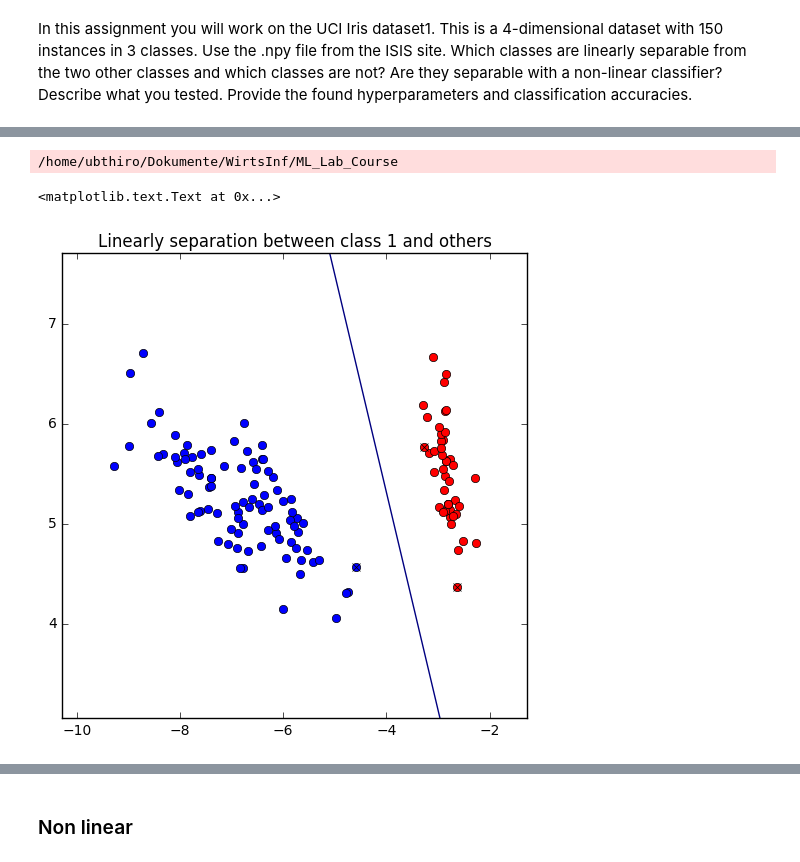
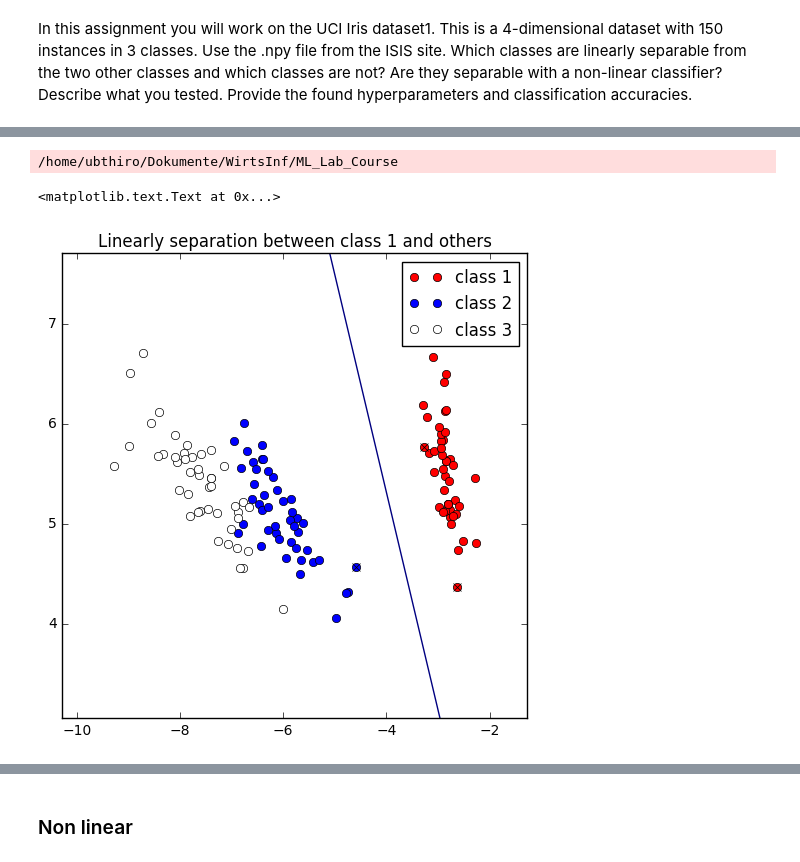
Before and after one commit to hirogit1002/ML_lab, a Jupyter notebook: 04/assign4.ipynb, the cells around one changed output, grey strips where cells are left out. Saved outputs shown, nothing was run; the diff lists cells and outputs as text; code cells hidden in the pictures.

```diff
--- a/04/assign4.ipynb
+++ b/04/assign4.ipynb
@@ -256,11 +256,13 @@ class PCA():
         Y = Y + np.mean(X,axis=1).reshape(len(Y),1)
         return Y.T
 # %%
-def plot_svm_2d(X, y, model):
+def plot_svm_2d_kai(X, y,Y, model):
     n=len(X)
     plt.figure(figsize = (6, 6))
-    plt.plot(X[y ==  1,0], X[y ==  1,1], 'ro')
-    plt.plot(X[y == -1,0], X[y == -1,1], 'bo')
+    plt.plot(X[Y ==  1,0], X[Y ==  1,1], 'ro',label='class 1')
+    plt.plot(X[Y == 2,0], X[Y == 2,1], 'bo',label='class 2')
+    plt.plot(X[Y == 3,0], X[Y == 3,1], 'wo',label='class 3')
+    plt.legend(loc="upper right")
     plt.plot(model.SV[:,0],model.SV[:,1],'kx')
     a = np.linspace(np.min(X[:,0])-1, np.max(X[:,0])+1, n)
     b = np.linspace(np.min(X[:,1])-1, np.max(X[:,1])+1, n)
@@ -337,9 +339,9 @@ Optimal solution found.
 10: -1.7113e+01 -1.7113e+01  7e-06  5e-10  2e-13
 Optimal solution found.
 # %%
-imp.plot_svm_2d(X_pro, Y1_23, svm1_23)
+plot_svm_2d_kai(X_pro, Y1_23,Y, svm1_23)
 plt.title("Linearly separation between class 1 and others")
 # %% [output]
 /home/ubthiro/Dokumente/WirtsInf/ML_Lab_Course
 <matplotlib.text.Text at 0x...>
-[figure, old version]
+[figure, new version]
```
Also changed, not shown: parts of 12 cells of this notebook.
